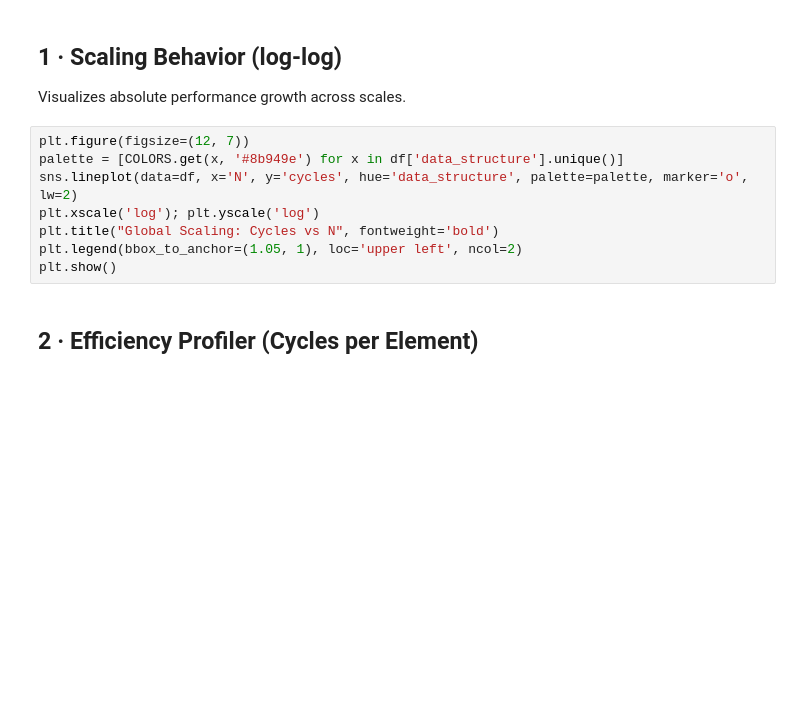
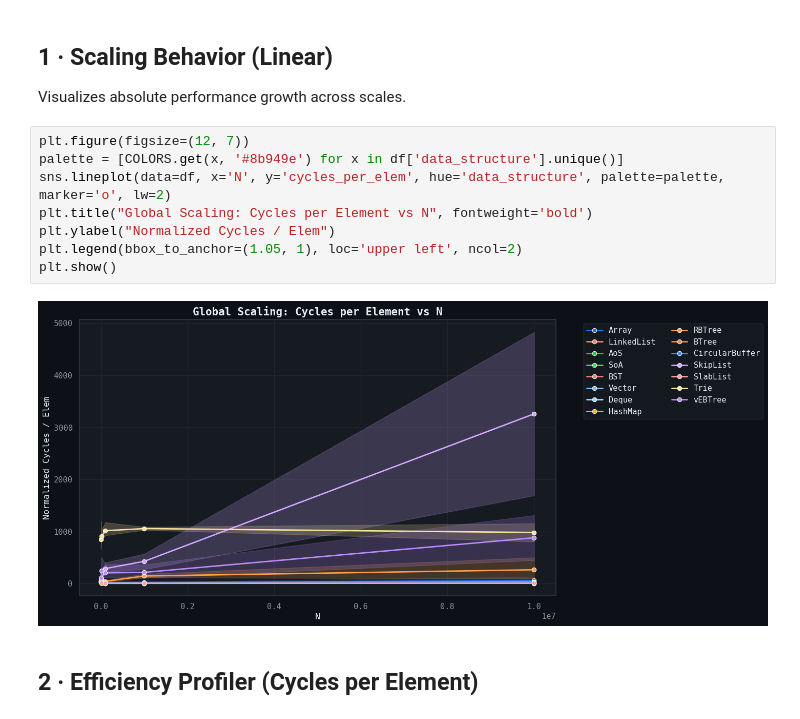
Before and after one commit to SheikhMohsin9311/Performance-and-Data-Representation, a Jupyter notebook: analysis.ipynb, the cells around one changed output. Saved outputs shown, nothing was run; the diff lists cells and outputs as text; blank space fills up the shorter version.

```diff
--- a/analysis.ipynb
+++ b/analysis.ipynb
@@ -79,14 +98,16 @@ df.head()
 # %% [markdown]
-## 1 · Scaling Behavior (log-log)
+## 1 · Scaling Behavior (Linear)
 Visualizes absolute performance growth across scales.
 # %%
 plt.figure(figsize=(12, 7))
 palette = [COLORS.get(x, '#8b949e') for x in df['data_structure'].unique()]
-sns.lineplot(data=df, x='N', y='cycles', hue='data_structure', palette=palette, marker='o', lw=2)
-plt.xscale('log'); plt.yscale('log')
-plt.title("Global Scaling: Cycles vs N", fontweight='bold')
+sns.lineplot(data=df, x='N', y='cycles_per_elem', hue='data_structure', palette=palette, marker='o', lw=2)
+plt.title("Global Scaling: Cycles per Element vs N", fontweight='bold')
+plt.ylabel("Normalized Cycles / Elem")
 plt.legend(bbox_to_anchor=(1.05, 1), loc='upper left', ncol=2)
 plt.show()
+# %% [output]
+[figure, added]
 # %% [markdown]
 ## 2 · Efficiency Profiler (Cycles per Element)
 # %%
```
Also changed, not shown: parts of 6 cells of this notebook, 5 other files.
